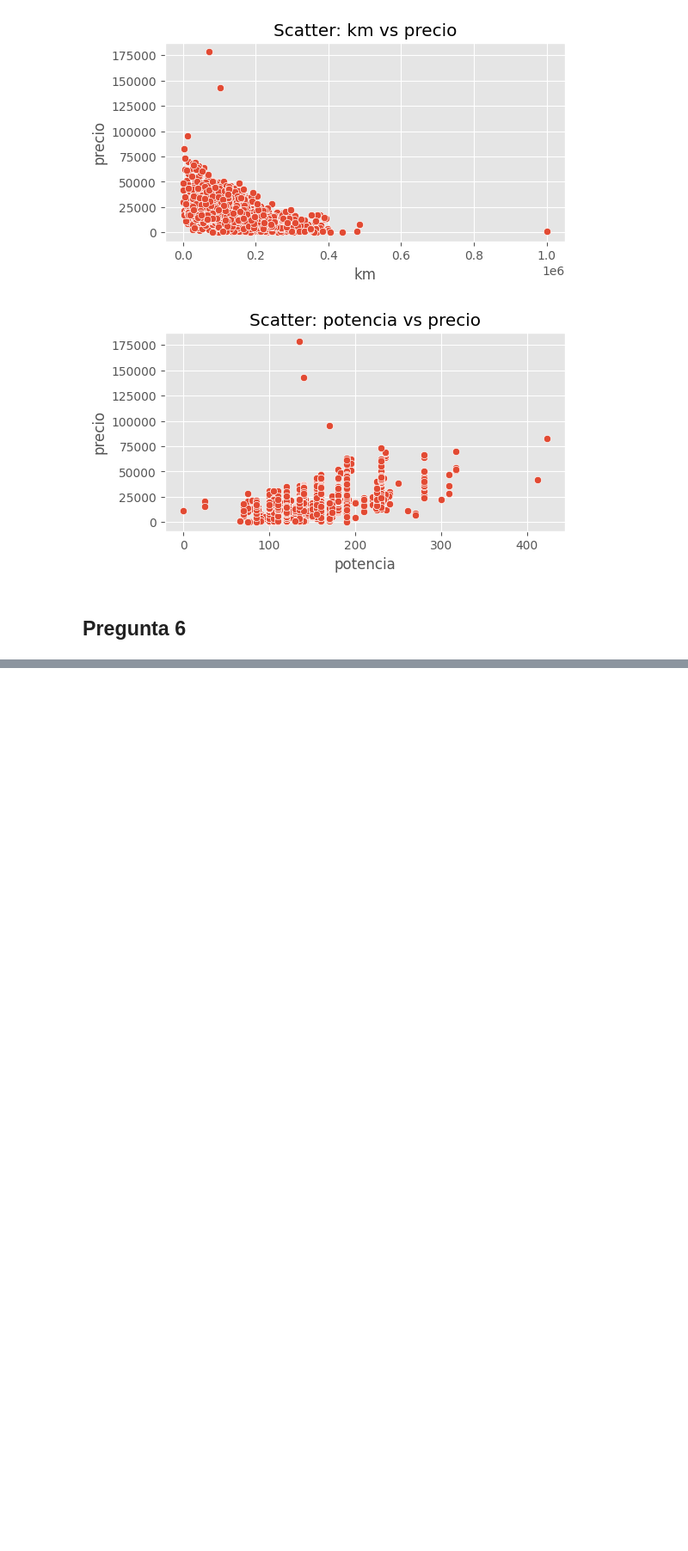
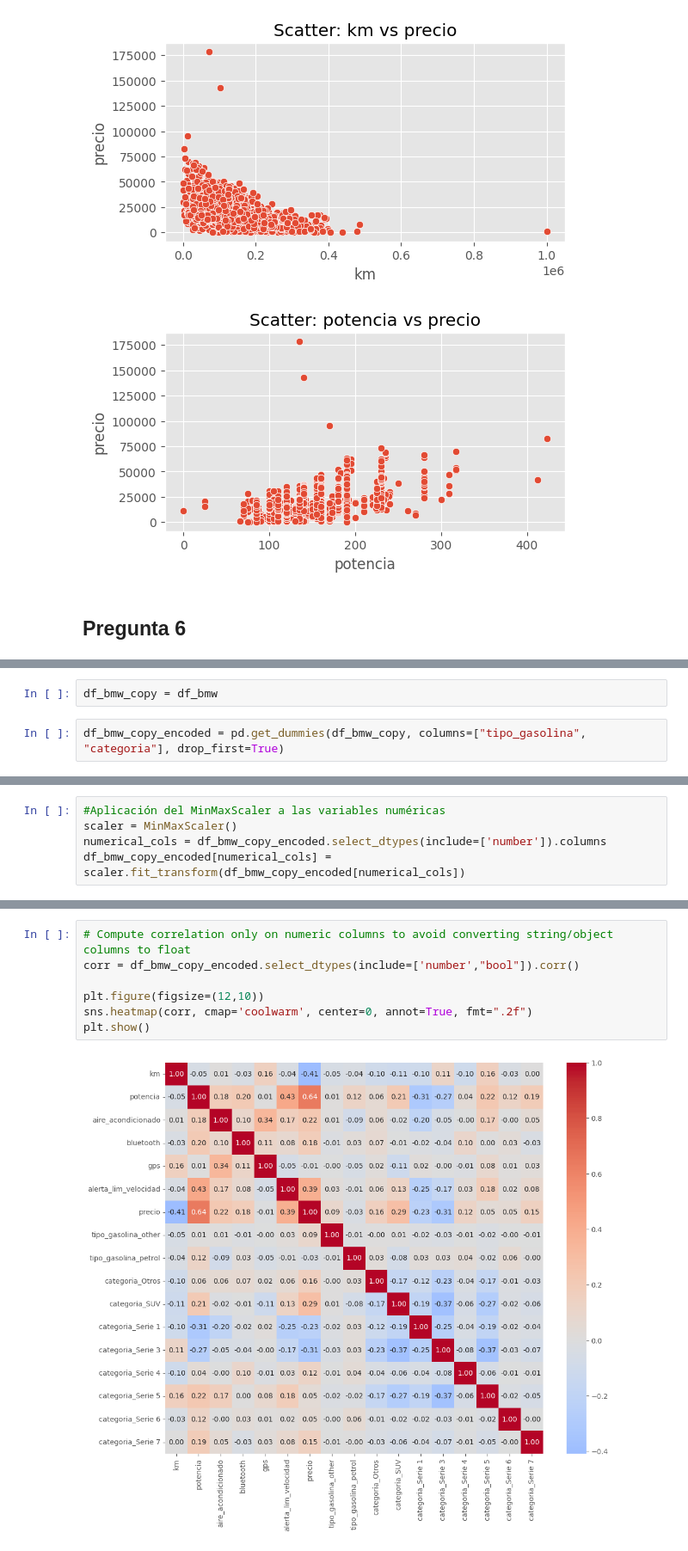
Before and after one commit to Samuel-Lamas/Entregable-1, a Jupyter notebook: True.Entregable_1.ipynb, the cells around one changed output, grey strips where cells are left out. Shown at 86% size. Drawn from its saved outputs; the diff is of its cells as text; blank space fills up the shorter version.

```diff
--- a/True.Entregable_1.ipynb
+++ b/True.Entregable_1.ipynb
@@ -506,0 +692,4 @@ df_bmw["fecha_venta"] = pd.to_datetime(df_bmw["fecha_venta"])
+# %%
+df_bmw_copy = df_bmw
+# %%
+df_bmw_copy_encoded = pd.get_dummies(df_bmw_copy, columns=["tipo_gasolina", "categoria"], drop_first=True)
@@ -506,0 +734,5 @@ df_bmw["fecha_venta"] = pd.to_datetime(df_bmw["fecha_venta"])
+# %%
+#Aplicación del MinMaxScaler a las variables numéricas
+scaler = MinMaxScaler()
+numerical_cols = df_bmw_copy_encoded.select_dtypes(include=['number']).columns
+df_bmw_copy_encoded[numerical_cols] = scaler.fit_transform(df_bmw_copy_encoded[numerical_cols])
@@ -506,0 +755,9 @@ df_bmw["fecha_venta"] = pd.to_datetime(df_bmw["fecha_venta"])
+# %%
+# Compute correlation only on numeric columns to avoid converting string/object columns to float
+corr = df_bmw_copy_encoded.select_dtypes(include=['number',"bool"]).corr()
+
+plt.figure(figsize=(12,10))
+sns.heatmap(corr, cmap='coolwarm', center=0, annot=True, fmt=".2f")
+plt.show()
+# %% [output]
+[figure, added]
```
Also changed, not shown: parts of 31 cells of this notebook.
